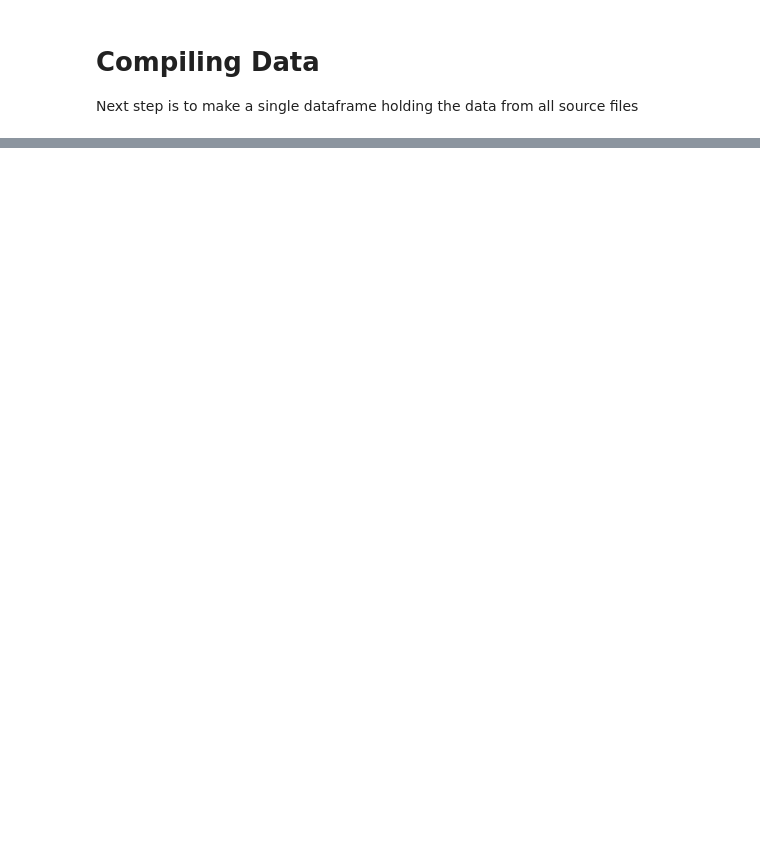
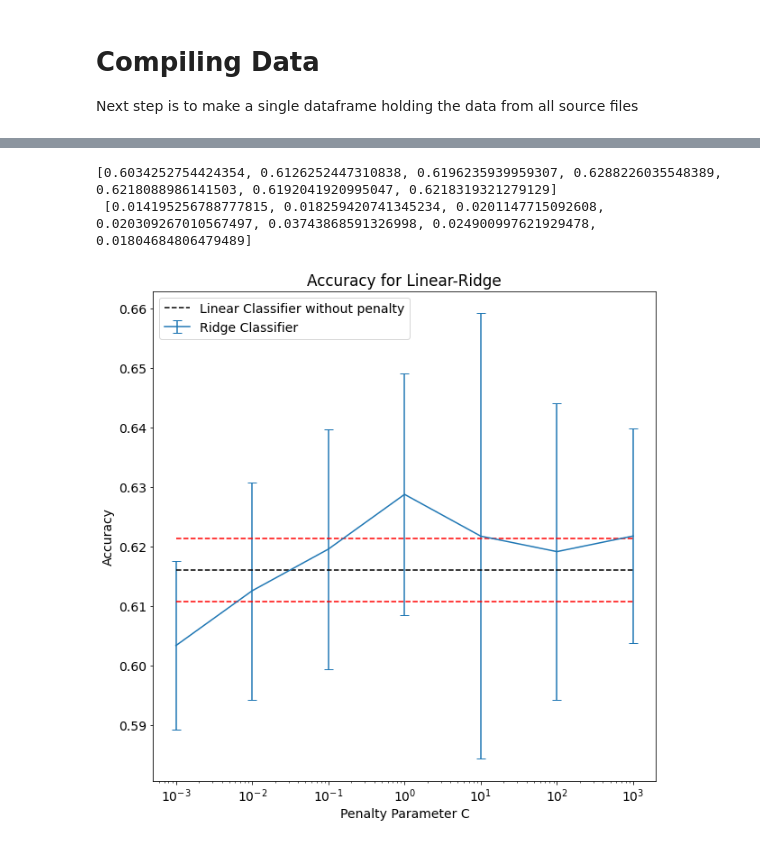
Before and after one commit to AlexSanfilippo/ML-Group-Project-Spotify, a Jupyter notebook: Data_Scripts/BasicModelsV2.0.ipynb, the cells around one changed output, grey strips where cells are left out. Drawn from its saved outputs; the diff is of its cells as text; code cells hidden in the pictures; blank space fills up the shorter version.

```diff
--- a/Data_Scripts/BasicModelsV2.0.ipynb
+++ b/Data_Scripts/BasicModelsV2.0.ipynb
@@ -41,7 +41,7 @@ file_names= ["JazzClassic_37i9dQZF1DXbITWG1ZJKYt.csv",\
 #file_nrows=[ 200, 205, 227,229, 299, 322, 385, 434]
 
 #Sticking with just the basic parameters for now
-parameter_columns = [1,2,5,6,7,8,9,10]
+#parameter_columns = [1,2,6,7,8,9,10]
 # tempo_column=11
 # mode 5
 parameter_columns = [1,2,5,6,7,8,9,10,11]
@@ -78,15 +78,17 @@ print("Removing n duplicates = ", data.duplicated().sum()) #prints number of dup
 data = data.drop_duplicates()
 display(data.head())
 
+## Reseting indexing after dropping duplicates
+data.reset_index(drop=True, inplace=True)
 
-X = data.loc[:,"danceability":"tempo"]#.values
 #X = data.loc[:,"danceability":"tempo"]
+X = data.loc[:,"danceability":"tempo"]
 Y = data.loc[:,"playlist_number"]
+X_norm = data.iloc[:, [0,1,3,4,5,6,7]]#Just 7 normalized_params
 
-## Reset indexing after dropring duplicates
-X.reset_index(drop=True, inplace=True)
-Y.reset_index(drop=True, inplace=True)
+#Numpy array more convenient
 X=np.array(X);Y=np.array(Y)
+X_norm = np.array(X_norm)
 classes=np.array([1,2,3,4,5,6,7,8])
 # %% [output]
 Removing n duplicates =  24
@@ -100,0 +175,48 @@ Removing n duplicates =  24
+# %%
+from sklearn.linear_model import RidgeClassifier
+#Tuning hyperparameter C now, with q_best
+
+################################
+
+Xpoly = PolynomialFeatures(q_best, include_bias=False).fit_transform(X)
+
+#Range of penalty parameters, scaling up by *10
+Cs = [0.001,0.01,0.1, 1, 10,100,1000]
+
+accuracy=[]
+accuracy_err=[]
+for c in Cs:
+    pipe = make_pipeline(StandardScaler(), \
+            RidgeClassifier(alpha = 1/c ))
+
+    tmp=[]
+    for train, test in kf.split(Xpoly):
+        pipe.fit(Xpoly[train],Y[train])
+
+        #Accuracy
+        tmp.append( pipe.score(Xpoly[test], Y[test]) )
+
+    accuracy.append( np.array(tmp).mean() )
+    accuracy_err.append( np.array(tmp).std() )
+
+print(accuracy, "\n", accuracy_err)
+
+plt.errorbar(Cs, accuracy, yerr=accuracy_err, capsize=5, label="Ridge Classifier")
+plt.hlines( lin_acc + lin_acc_err, Cs[0], Cs[-1], linestyles="dashed", color="red")
+plt.hlines( lin_acc, Cs[0], Cs[-1], linestyles="dashed", color="black", label="Linear Classifier without penalty")
+plt.hlines( lin_acc - lin_acc_err, Cs[0], Cs[-1], linestyles="dashed", color="red")
+
+plt.xticks(Cs)
+plt.xscale("log")
+
+plt.xlabel("Penalty Parameter C")
+plt.ylabel("Accuracy")
+plt.legend()
+plt.title("Accuracy for Linear-Ridge")
+
+#plt.savefig("../Images/RidgeClassifier_NormalParams.png")
+plt.show()
+# %% [output]
+[0.6034252754424354, 0.6126252447310838, 0.6196235939959307, 0.6288226035548389, 0.6218088986141503, 0.6192041920995047, 0.6218319321279129]
+ [0.014195256788777815, 0.018259420741345234, 0.0201147715092608, 0.020309267010567497, 0.03743868591326998, 0.024900997621929478, 0.01804684806479489]
+[figure, added]
```
Also changed, not shown: parts of 5 cells of this notebook.
